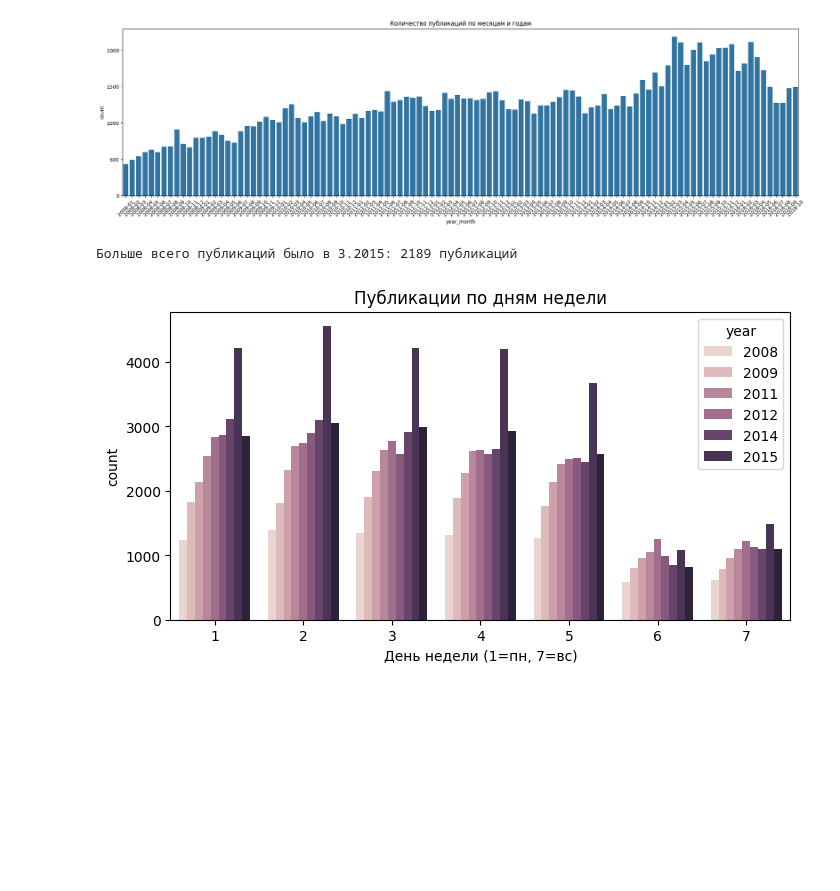
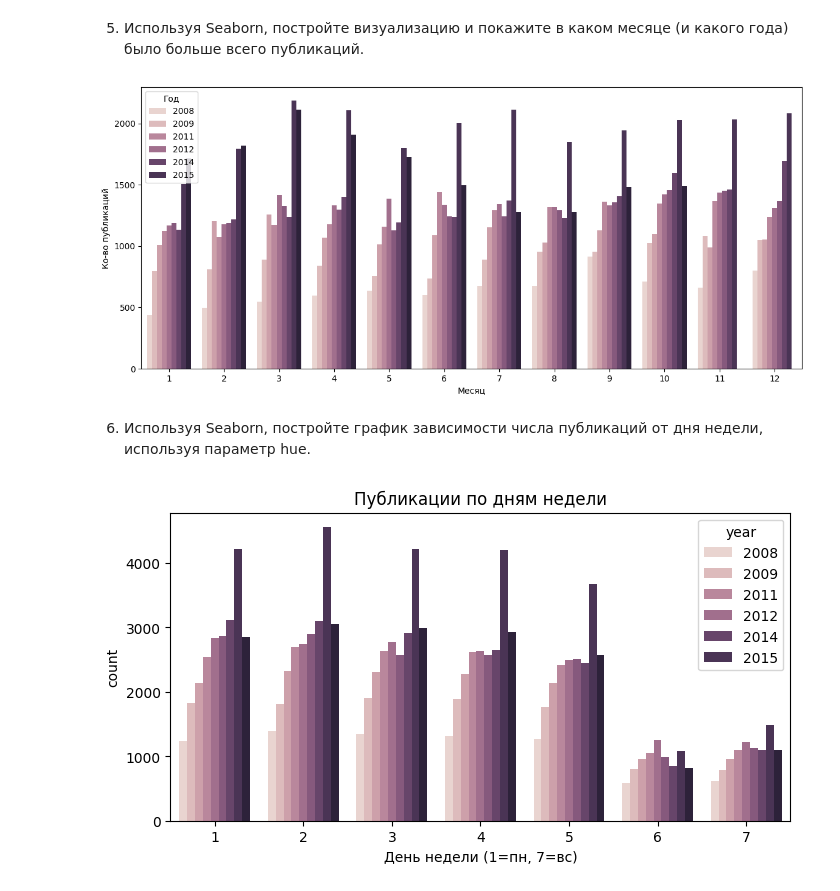
Before and after one commit to WonderSi/iml-python-semestr5, a Jupyter notebook: lab4_part2.ipynb, the cells around one changed output. Saved outputs shown, nothing was run; the diff lists cells and outputs as text; code cells hidden in the pictures; blank space fills up the shorter version.

```diff
--- a/lab4_part2.ipynb
+++ b/lab4_part2.ipynb
@@ -77,22 +104,23 @@ Data columns (total 20 columns):
 dtypes: datetime64[ns](1), float64(1), int64(7), object(11)
 memory usage: 20.5+ MB
 None
+# %% [markdown]
+5. Используя Seaborn, постройте визуализацию и покажите в каком месяце (и какого
+года) было больше всего публикаций.
 # %%
-plt.figure(figsize=(20, 6))
-month_year_counts = df.groupby(['year', 'month']).size().reset_index(name='count')
-month_year_counts['year_month'] = month_year_counts['year'].astype(str) + '-' + month_year_counts['month'].astype(str).str.zfill(2)
+monthly_counts = df.groupby(['year', 'month']).size().reset_index(name='count')
 
-sb.barplot(data=month_year_counts, x='year_month', y='count')
-plt.title('Количество публикаций по месяцам и годам')
-plt.xticks(rotation=45)
-plt.tight_layout()
+plt.figure(figsize=(14, 6))
+sb.barplot(data=monthly_counts, x='month', y='count', hue='year')
+plt.xlabel('Месяц')
+plt.ylabel('Ко-во публикаций')
+plt.legend(title='Год')
 plt.show()
-
-max_month = month_year_counts.loc[month_year_counts['count'].idxmax()]
-print(f"Больше всего публикаций было в {max_month['month']}.{max_month['year']}: {max_month['count']} публикаций")
 # %% [output]
-[figure, old version]
+[figure, new version]
-Больше всего публикаций было в 3.2015: 2189 публикаций
+# %% [markdown]
+6. Используя Seaborn, постройте график зависимости числа публикаций от дня недели,
+используя параметр hue.
 # %%
 plt.figure(figsize=(8,4))
 sb.countplot(x='dayofweek', hue='year', data=df)
```
Also changed, not shown: parts of 8 cells of this notebook, 1 other file.
